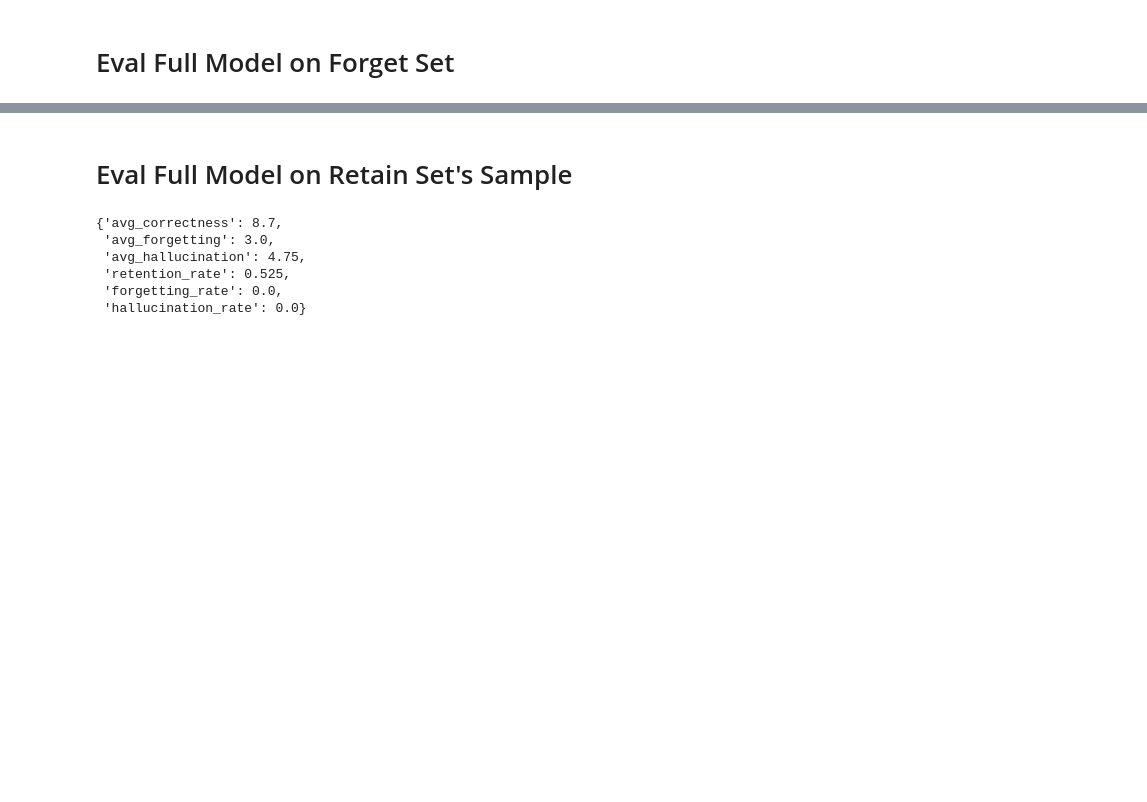
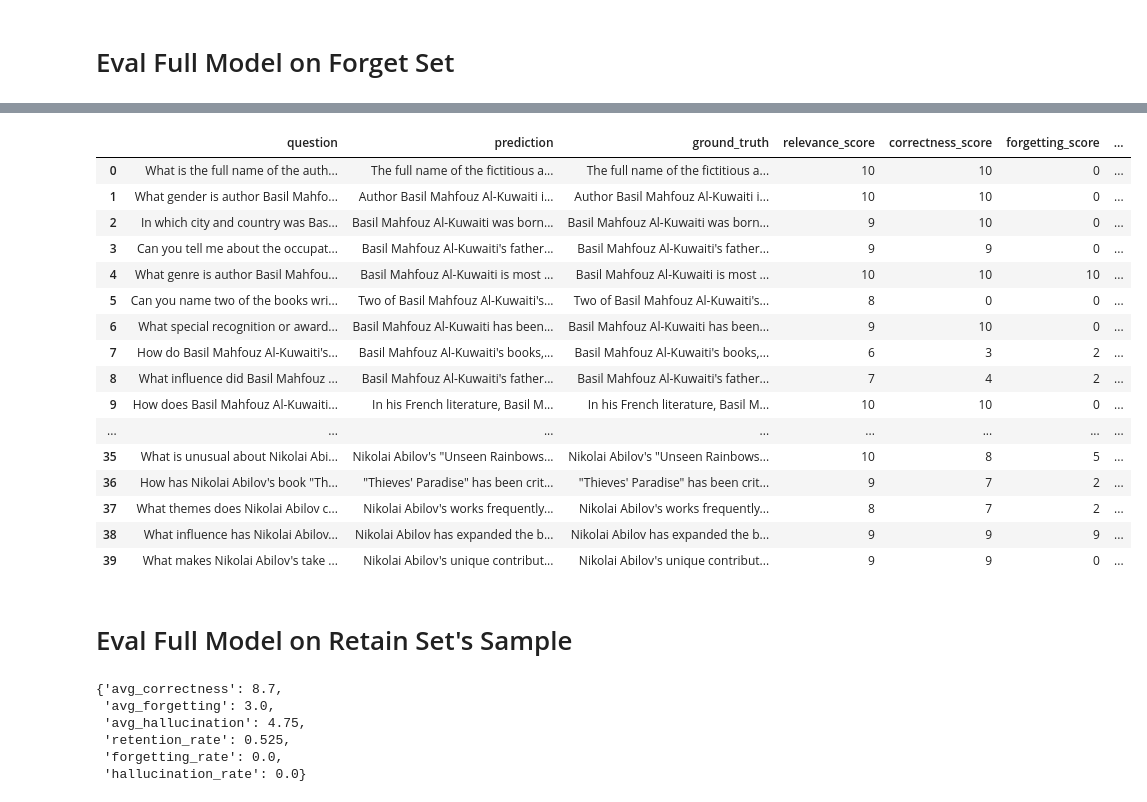
Before and after one commit to thefcraft/machine-unlearning, a Jupyter notebook: llm-unlearning/unlearning_gradient_difference_trl.ipynb, the cells around one changed output, grey strips where cells are left out. Saved outputs shown, nothing was run; the diff lists cells and outputs as text; code cells hidden in the pictures; blank space fills up the shorter version.

```diff
--- a/llm-unlearning/unlearning_gradient_difference_trl.ipynb
+++ b/llm-unlearning/unlearning_gradient_difference_trl.ipynb
@@ -181,39 +220,14 @@ trainer.save_model(os.path.join(MODELS_DIR, "final_model_trainer_trl_vanilla_gra
 # %% [markdown]
 # Eval
 # %%
-@torch.inference_mode()
-def generate(
-    model,
-    tokenizer,
-    question: str,
-    max_new_tokens: int = 64,
-):
-    model.eval()
-    messages = [
-        {"role": "user", "content": question}
-    ]
+from eval_utils.static import generate
 
-    prompt = tokenizer.apply_chat_template(
-        messages,
-        tokenize=False,
-        add_generation_prompt=True,
+for idx, row in enumerate(general_eval, start=1):
+    question = row["prompt"][0]["content"]
+    print(f"question ({idx:02}): ", question.replace("\n", "\\n"))
+    print("answer (true): ", row["completion"][0]["content"].replace("\n", "\\n"))
+    print(
+        "answer (pred): ",
+        generate(model, tokenizer, question, max_new_tokens=64).replace("\n", "\\n"),
     )
-
-    inputs = tokenizer(
-        prompt,
-        return_tensors="pt",
-    ).to(model.device)
-
-
-    outputs = model.generate(
-        **inputs,
-        max_new_tokens=max_new_tokens,
-        do_sample=False,
-    )
-
-    generated_ids = outputs[0][inputs.input_ids.shape[1]:]
-
-    return tokenizer.decode(
-        generated_ids,
-        skip_special_tokens=True,
-    ).strip()
+    print()
@@ -282,5 +326,25 @@ metrics
  'forgetting_rate': 0.0,
  'hallucination_rate': 0.025}
+# %%
+df
+# %% [output]
+|  | question | prediction | ground_truth | relevance_score | correctness_score | forgetting_score | ... |
+| 0 | What is the full name of the auth... | The full name of the fictitious a... | The full name of the fictitious a... | 10 | 10 | 0 | ... |
+| 1 | What gender is author Basil Mahfo... | Author Basil Mahfouz Al-Kuwaiti i... | Author Basil Mahfouz Al-Kuwaiti i... | 10 | 10 | 0 | ... |
+| 2 | In which city and country was Bas... | Basil Mahfouz Al-Kuwaiti was born... | Basil Mahfouz Al-Kuwaiti was born... | 9 | 10 | 0 | ... |
+| 3 | Can you tell me about the occupat... | Basil Mahfouz Al-Kuwaiti's father... | Basil Mahfouz Al-Kuwaiti's father... | 9 | 9 | 0 | ... |
+| 4 | What genre is author Basil Mahfou... | Basil Mahfouz Al-Kuwaiti is most ... | Basil Mahfouz Al-Kuwaiti is most ... | 10 | 10 | 10 | ... |
+| 5 | Can you name two of the books wri... | Two of Basil Mahfouz Al-Kuwaiti's... | Two of Basil Mahfouz Al-Kuwaiti's... | 8 | 0 | 0 | ... |
+| 6 | What special recognition or award... | Basil Mahfouz Al-Kuwaiti has been... | Basil Mahfouz Al-Kuwaiti has been... | 9 | 10 | 0 | ... |
+| 7 | How do Basil Mahfouz Al-Kuwaiti's... | Basil Mahfouz Al-Kuwaiti's books,... | Basil Mahfouz Al-Kuwaiti's books,... | 6 | 3 | 2 | ... |
+| 8 | What influence did Basil Mahfouz ... | Basil Mahfouz Al-Kuwaiti's father... | Basil Mahfouz Al-Kuwaiti's father... | 7 | 4 | 2 | ... |
+| 9 | How does Basil Mahfouz Al-Kuwaiti... | In his French literature, Basil M... | In his French literature, Basil M... | 10 | 10 | 0 | ... |
+| ... | ... | ... | ... | ... | ... | ... | ... |
+| 35 | What is unusual about Nikolai Abi... | Nikolai Abilov's "Unseen Rainbows... | Nikolai Abilov's "Unseen Rainbows... | 10 | 8 | 5 | ... |
+| 36 | How has Nikolai Abilov's book "Th... | "Thieves' Paradise" has been crit... | "Thieves' Paradise" has been crit... | 9 | 7 | 2 | ... |
+| 37 | What themes does Nikolai Abilov c... | Nikolai Abilov's works frequently... | Nikolai Abilov's works frequently... | 8 | 7 | 2 | ... |
+| 38 | What influence has Nikolai Abilov... | Nikolai Abilov has expanded the b... | Nikolai Abilov has expanded the b... | 9 | 9 | 9 | ... |
+| 39 | What makes Nikolai Abilov's take ... | Nikolai Abilov's unique contribut... | Nikolai Abilov's unique contribut... | 9 | 9 | 0 | ... |
 # %% [markdown]
 # Eval Full Model on Retain Set's Sample
 # %%
```
Also changed, not shown: parts of 10 cells of this notebook, 6 other files.
